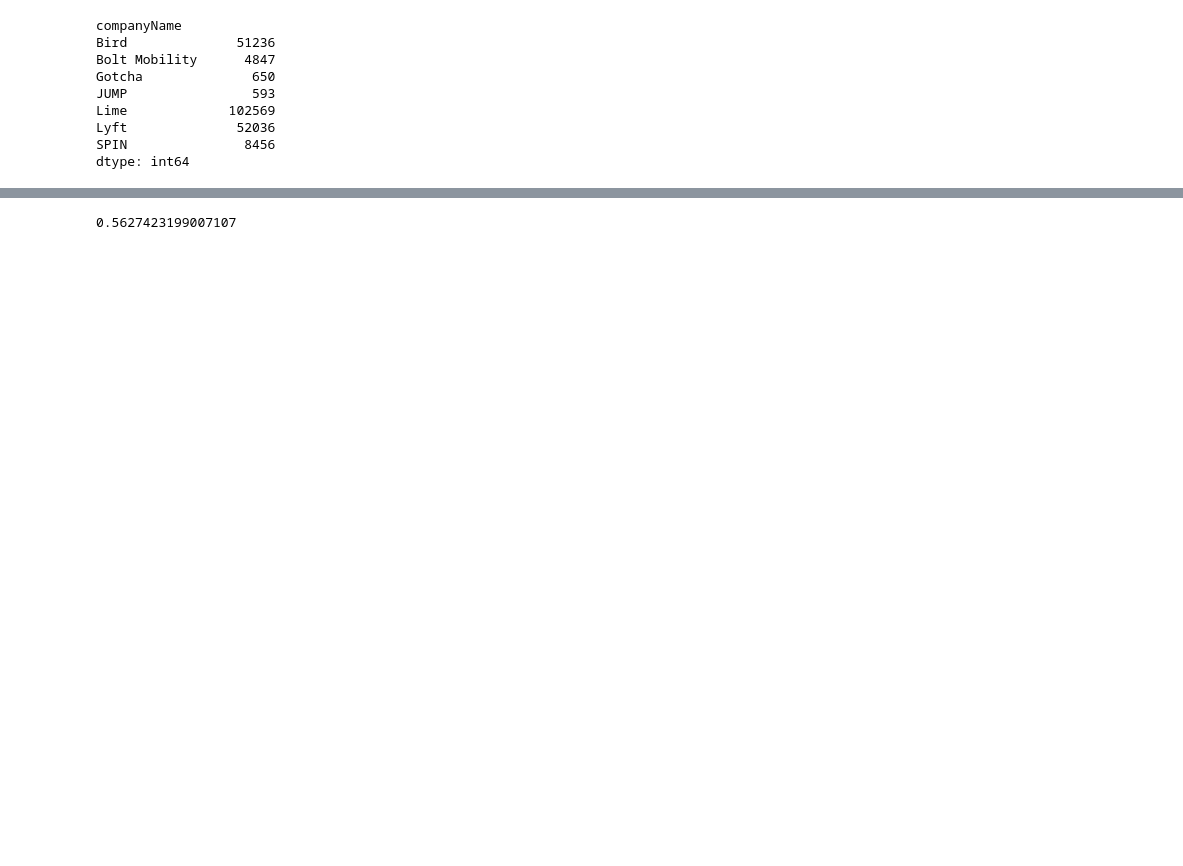
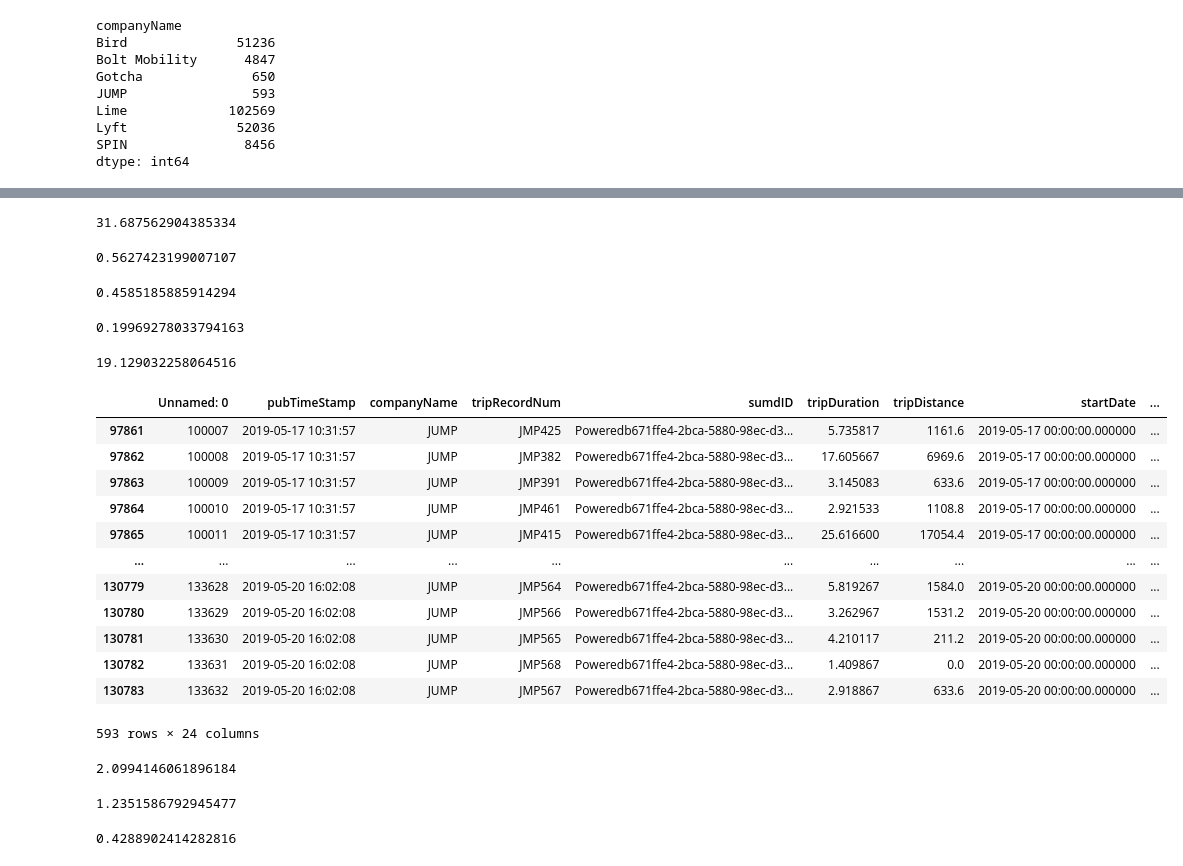
Before and after one commit to Rhunsilval/nashville_scooters_python, a Jupyter notebook: notebooks/6_efficiency_utilization_density.ipynb, the cells around one changed output, grey strips where cells are left out. Saved outputs shown, nothing was run; the diff lists cells and outputs as text; code cells hidden in the pictures; blank space fills up the shorter version.

```diff
--- a/notebooks/6_efficiency_utilization_density.ipynb
+++ b/notebooks/6_efficiency_utilization_density.ipynb
@@ -121,9 +221,67 @@ dtype: int64
+# %%
+zz
+# %% [output]
+31.687562904385334
 # %%
 bird_efficiency = 51236/2937/31
 
 bird_efficiency
 # %% [output]
 0.5627423199007107
+# %%
+bolt_efficiency = 4847/341/31
+
+bolt_efficiency
+# %% [output]
+0.4585185885914294
+# %%
+gotcha_efficiency =650/105/31
+
+gotcha_efficiency
+# %% [output]
+0.19969278033794163
+# %%
+jump_efficiency = 593/1/31
+
+jump_efficiency
+# %% [output]
+19.129032258064516
+# %%
+jump_scooters = may_trip_clean_geo.loc[may_trip_clean_geo['companyName'] == 'JUMP']
+
+jump_scooters
+# %% [output]
+|  | Unnamed: 0 | pubTimeStamp | companyName | tripRecordNum | sumdID | tripDuration | tripDistance | startDate | ... |
+| 97861 | 100007 | 2019-05-17 10:31:57 | JUMP | JMP425 | Poweredb671ffe4-2bca-5880-98ec-d3... | 5.735817 | 1161.6 | 2019-05-17 00:00:00.000000 | ... |
+| 97862 | 100008 | 2019-05-17 10:31:57 | JUMP | JMP382 | Poweredb671ffe4-2bca-5880-98ec-d3... | 17.605667 | 6969.6 | 2019-05-17 00:00:00.000000 | ... |
+| 97863 | 100009 | 2019-05-17 10:31:57 | JUMP | JMP391 | Poweredb671ffe4-2bca-5880-98ec-d3... | 3.145083 | 633.6 | 2019-05-17 00:00:00.000000 | ... |
+| 97864 | 100010 | 2019-05-17 10:31:57 | JUMP | JMP461 | Poweredb671ffe4-2bca-5880-98ec-d3... | 2.921533 | 1108.8 | 2019-05-17 00:00:00.000000 | ... |
+| 97865 | 100011 | 2019-05-17 10:31:57 | JUMP | JMP415 | Poweredb671ffe4-2bca-5880-98ec-d3... | 25.616600 | 17054.4 | 2019-05-17 00:00:00.000000 | ... |
+| ... | ... | ... | ... | ... | ... | ... | ... | ... | ... |
+| 130779 | 133628 | 2019-05-20 16:02:08 | JUMP | JMP564 | Poweredb671ffe4-2bca-5880-98ec-d3... | 5.819267 | 1584.0 | 2019-05-20 00:00:00.000000 | ... |
+| 130780 | 133629 | 2019-05-20 16:02:08 | JUMP | JMP566 | Poweredb671ffe4-2bca-5880-98ec-d3... | 3.262967 | 1531.2 | 2019-05-20 00:00:00.000000 | ... |
+| 130781 | 133630 | 2019-05-20 16:02:08 | JUMP | JMP565 | Poweredb671ffe4-2bca-5880-98ec-d3... | 4.210117 | 211.2 | 2019-05-20 00:00:00.000000 | ... |
+| 130782 | 133631 | 2019-05-20 16:02:08 | JUMP | JMP568 | Poweredb671ffe4-2bca-5880-98ec-d3... | 1.409867 | 0.0 | 2019-05-20 00:00:00.000000 | ... |
+| 130783 | 133632 | 2019-05-20 16:02:08 | JUMP | JMP567 | Poweredb671ffe4-2bca-5880-98ec-d3... | 2.918867 | 633.6 | 2019-05-20 00:00:00.000000 | ... |
+593 rows × 24 columns
+# %%
+lime_efficiency = 102569/1576/31
+
+lime_efficiency
+# %% [output]
+2.0994146061896184
+# %%
+lyft_efficiency = 52036/1359/31
+
+lyft_efficiency
+# %% [output]
+1.2351586792945477
+# %%
+spin_efficiency = 8456/636/31
+
+spin_efficiency
+# %% [output]
+0.4288902414282816
 # %%
 may_trip_clean_geo_3 = may_trip_clean_geo[(may_trip_clean_geo[''] == 22)
 # %%
```
Also changed, not shown: parts of 27 cells of this notebook, 7 other files.
